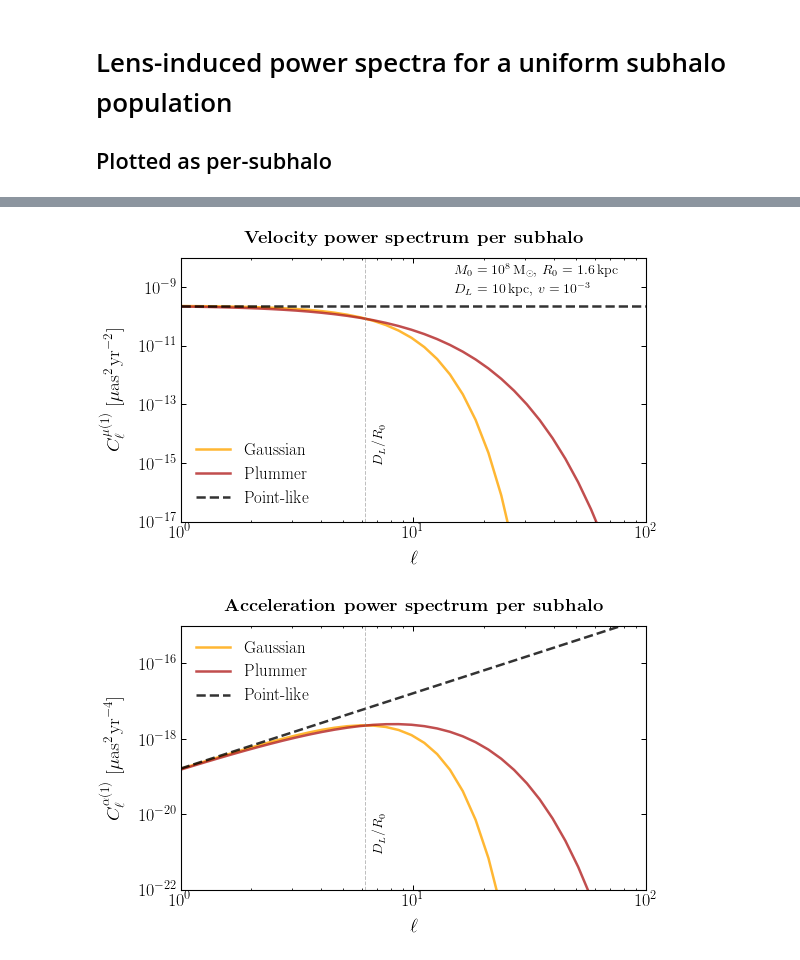
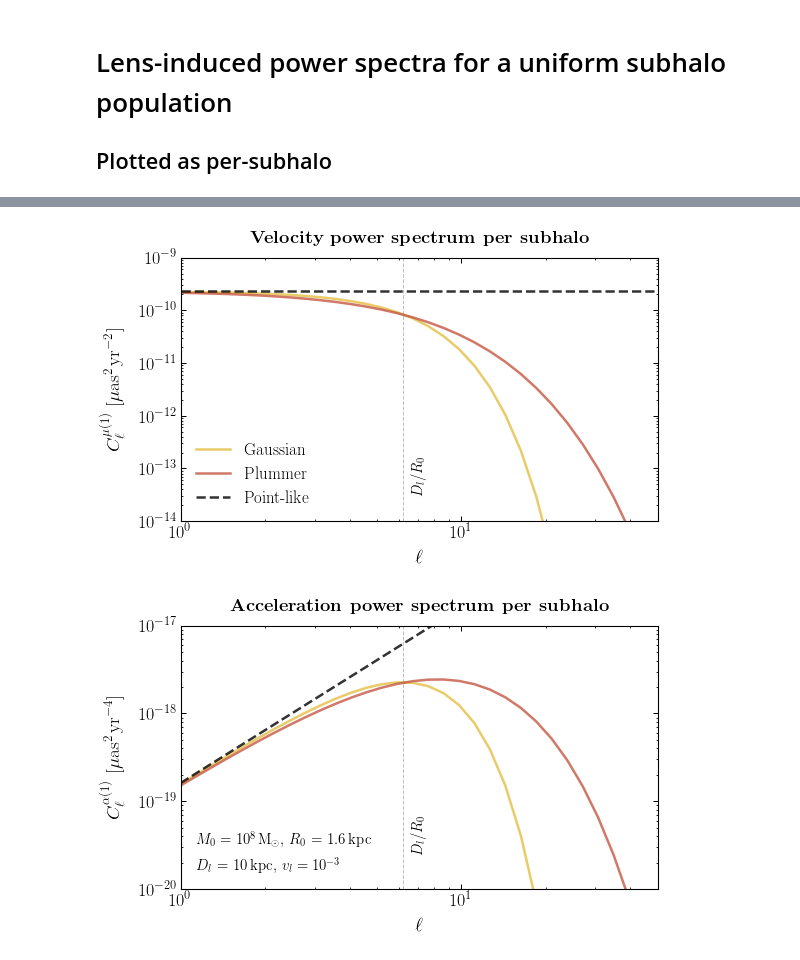
Before and after one commit to smsharma/astrometry-lensing-correlations, a Jupyter notebook: theory/notebooks/01_individual.ipynb, the cells around one changed output, grey strips where cells are left out. Drawn from its saved outputs; the diff is of its cells as text; code cells hidden in the pictures.

```diff
--- a/theory/notebooks/01_individual.ipynb
+++ b/theory/notebooks/01_individual.ipynb
@@ -38,8 +38,8 @@ params = {'text.usetex': True,
           'axes.titlepad':10,
           'axes.linewidth':1.1,
           'axes.labelpad':10,
-          'axes.prop_cycle': cycler('color', palettable.cartocolors.qualitative.Bold_10.hex_colors) +
-                            cycler(alpha=10*[.7]),
+          'axes.prop_cycle': cycler('color', palettable.wesanderson.FantasticFox2_5_r.hex_colors) +
+                            cycler(alpha=5*[1.]),
           'lines.linewidth':2.5,
           'xtick.labelsize':18,
           'ytick.labelsize':18,
@@ -60,7 +60,9 @@ pylab.rcParams.update(params)
 # %%
 pspec = PowerSpectra(precompute=['NFW', 'Burk'])
 # %%
-plots_dir = "/Users/smsharma/Dropbox/Projects/LensPowerSpectra/LensPower/draft/plots/"
+plots_dir = "/Users/smsharma/Dropbox/Projects/LensPowerSpectra/Draft/plots/"
+cols = palettable.wesanderson.FantasticFox2_5.hex_colors
+save_figs = True
 # %% [markdown]
 # Lens-induced power spectra for a uniform subhalo population
 ## Plotted as per-subhalo
@@ -91,12 +93,12 @@ Cl_Point_ary = pspec.Cl_Point(M0, Dl, v, l_ary)/(1e-6*asctorad/Year)**2;
 # %%
 plt.figure(figsize=(8,5))
 
-plt.plot(l_ary, Cl_Gauss_ary, label="Gaussian", alpha=0.8, c='orange')
-plt.plot(l_ary, Cl_Plummer_ary, label="Plummer", alpha=0.8, color='firebrick')
+plt.plot(l_ary, Cl_Gauss_ary, label="Gaussian", alpha=0.8, c=cols[0])
+plt.plot(l_ary, Cl_Plummer_ary, label="Plummer", alpha=0.8, color=cols[1])
 plt.plot(l_ary, len(l_ary)*[Cl_Point_ary], label="Point-like", c='k', ls='--', alpha=0.8)
 
 plt.axvline((1/(R0/Dl)), c='grey', lw=1, alpha=0.5, ls='--')
-plt.text((1/(R0/Dl)) + .5,1e-15,'$D_L/R_0$',rotation=90, fontsize=14)
+plt.text((1/(R0/Dl)) + .5,1e-13,'$D_l/R_0$',rotation=90, fontsize=15)
 
 plt.xscale("log")
 plt.yscale("log")
@@ -104,49 +106,53 @@ plt.xlabel("$\ell$")
 plt.ylabel("$C_\ell^{\mu (1)}$ [$\mu$as$^2$\,yr$^{-2}$]")
 
 
-plt.xlim(l_min, 100)
-plt.ylim(1e-17,1e-8)
+plt.xlim(l_min, 50)
+plt.ylim(1e-14,1e-9)
 
 plt.title('\\textbf{Velocity power spectrum per subhalo}', fontsize=18.5, y=1.02)
-plt.text(15, 2.3e-9,'$M_0 = 10^8\,$M$_\odot$, $R_0$ = ' + str(R0/kpc)[:3] + '\,kpc', fontsize=14)
-plt.text(15, 5e-10,'$D_L$ = 10\,kpc, $v=10^{-3}$', fontsize=14)
 
 
 plt.legend(frameon=False, loc='lower left')
 
 plt.tight_layout()
-plt.savefig(plots_dir + "mu_single_1.pdf")
+
+if save_figs:
+    plt.savefig(plots_dir + "mu_single_1.pdf")
 # %% [output]
-[figure, old version]
+[figure, new version]
 # %%
 pref = (3/4)*l_ary**2/Dl**2/(1/Year**2)
 
 plt.figure(figsize=(8,5))
 
-plt.plot(l_ary, pref*Cl_Gauss_ary, label="Gaussian", alpha=0.8, c='orange')
-plt.plot(l_ary, pref*Cl_Plummer_ary, label="Plummer", alpha=0.8, color='firebrick')
+plt.plot(l_ary, pref*Cl_Gauss_ary, label="Gaussian", alpha=0.8, c=cols[0])
+plt.plot(l_ary, pref*Cl_Plummer_ary, label="Plummer", alpha=0.8, color=cols[1])
 plt.plot(l_ary, pref*np.array(len(l_ary)*[Cl_Point_ary]), label="Point-like", c='k', ls='--', alpha=0.8)
 
 plt.axvline((1/(R0/Dl)), c='grey', lw=1, alpha=0.5, ls='--')
-plt.text((1/(R0/Dl)) + .5,1e-21,'$D_L/R_0$',rotation=90, fontsize=14)
+plt.text((1/(R0/Dl)) + .5,5e-20,'$D_l/R_0$',rotation=90, fontsize=15)
 
 plt.xscale("log")
 plt.yscale("log")
 plt.xlabel("$\ell$")
 plt.ylabel("$C_\ell^{\\alpha (1)}$ [$\mu$as$^2$\,yr$^{-4}$]")
 
+plt.text(1.13, 3.05e-20,'$M_0 = 10^8\,$M$_\odot$, $R_0$ = ' + str(R0/kpc)[:3] + '\,kpc', fontsize=15)
+plt.text(1.13, 1.55e-20,'$D_l$ = 10\,kpc, $v_l=10^{-3}$', fontsize=15)
 
-plt.xlim(l_min, 100)
-plt.ylim(1e-22,1e-15)
+plt.xlim(l_min, 50)
+plt.ylim(1e-20,1e-17)
 
 plt.title('\\textbf{Acceleration power spectrum per subhalo}', fontsize=18.5, y=1.02)
 
-plt.legend(frameon=False, loc='upper left')
+# plt.legend(frameon=False, loc='upper left')
 
 plt.tight_layout()
-plt.savefig(plots_dir + "alpha_single_1.pdf")
+
+if save_figs:
+    plt.savefig(plots_dir + "alpha_single_1.pdf")
 # %% [output]
-[figure, old version]
+[figure, new version]
 # %%
 plt.figure(figsize=(8,5))
 
```
Also changed, not shown: parts of 2 cells of this notebook, 5 other files.
